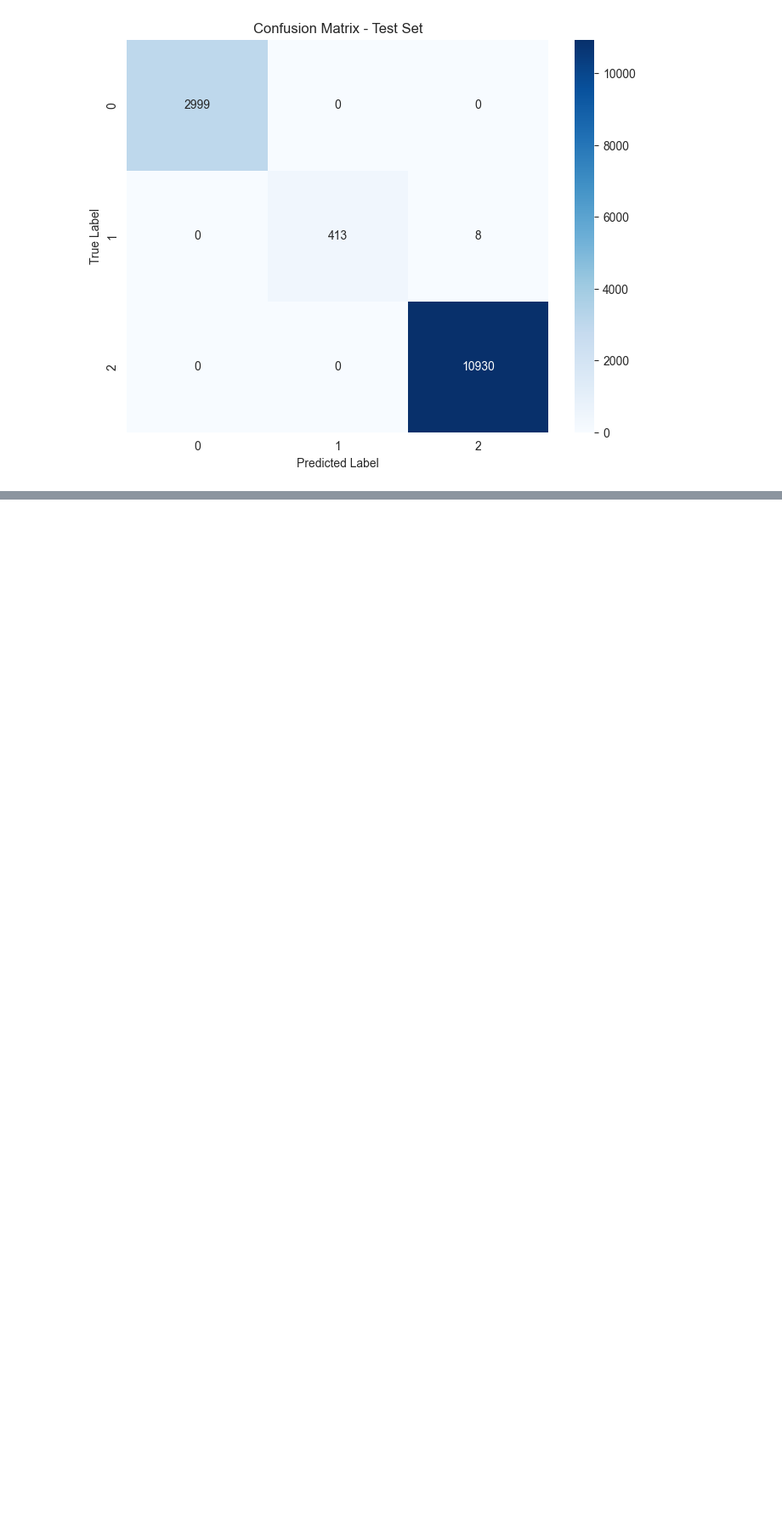
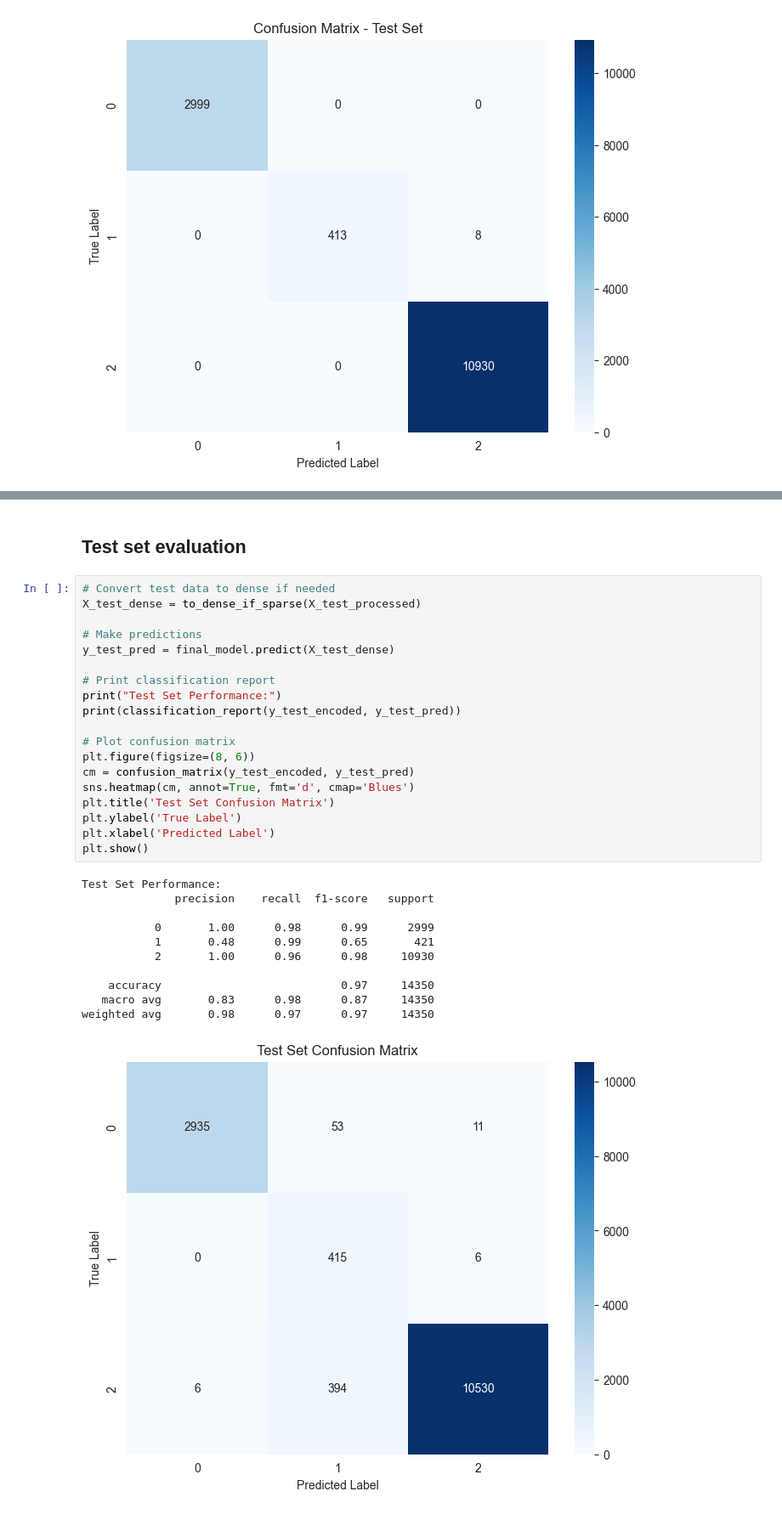
Before and after one commit to soltsega/Week-4_Credit_Risk, a Jupyter notebook: notebooks/model_training.ipynb, the cells around one changed output, grey strips where cells are left out. Shown at 85% size. Drawn from its saved outputs; the diff is of its cells as text; blank space fills up the shorter version.

Commit message:
completed model training

```diff
--- a/notebooks/model_training.ipynb
+++ b/notebooks/model_training.ipynb
@@ -820,0 +927,33 @@ Test Set Accuracy: 0.9994425087108014
+# %% [markdown]
+## Test set evaluation
+# %%
+# Convert test data to dense if needed
+X_test_dense = to_dense_if_sparse(X_test_processed)
+
+# Make predictions
+y_test_pred = final_model.predict(X_test_dense)
+
+# Print classification report
+print("Test Set Performance:")
+print(classification_report(y_test_encoded, y_test_pred))
+
+# Plot confusion matrix
+plt.figure(figsize=(8, 6))
+cm = confusion_matrix(y_test_encoded, y_test_pred)
+sns.heatmap(cm, annot=True, fmt='d', cmap='Blues')
+plt.title('Test Set Confusion Matrix')
+plt.ylabel('True Label')
+plt.xlabel('Predicted Label')
+plt.show()
+# %% [output]
+Test Set Performance:
+              precision    recall  f1-score   support
+
+           0       1.00      0.98      0.99      2999
+           1       0.48      0.99      0.65       421
+           2       1.00      0.96      0.98     10930
+
+    accuracy                           0.97     14350
+   macro avg       0.83      0.98      0.87     14350
+weighted avg       0.98      0.97      0.97     14350
+[figure, added]
```
Also changed, not shown: parts of 6 cells of this notebook.
